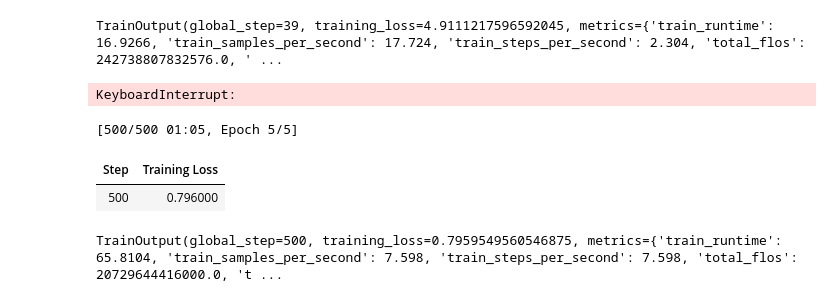
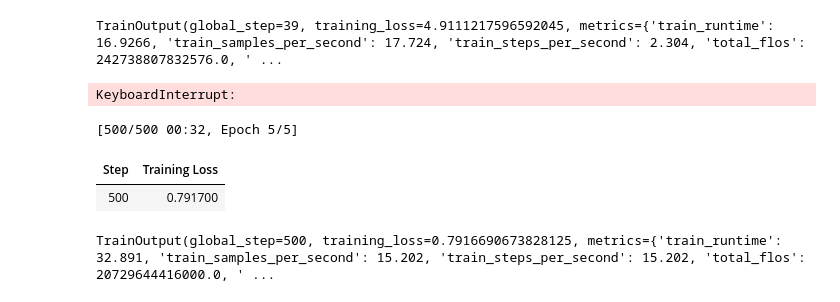
Before and after one commit to KouFukuta/25GE, a Jupyter notebook: FineTuning.ipynb, the cells around one changed output. Drawn from its saved outputs; the diff is of its cells as text; code cells hidden in the pictures.

```diff
--- a/FineTuning.ipynb
+++ b/FineTuning.ipynb
@@ -219,7 +219,7 @@ from transformers import AutoModelForCausalLM, AutoTokenizer
 
 model_name = "cyberagent/open-calm-small"
 model = AutoModelForCausalLM.from_pretrained(model_name,
-                  torch_dtype=torch.bfloat16)
+                  torch_dtype=torch.float32)
 tokenizer = AutoTokenizer.from_pretrained(model_name)
 
 #----------------------------------
@@ -282,36 +282,36 @@ class MyDataset(Dataset):
         return self.features[idx]
 
 train_dataset = MyDataset(datalist, tokenizer)
 
 #------------------------------------------
 #  Trainer �̐ݒ�Ɗw�K�̎��s
 #------------------------------------------
 
 from transformers import Trainer, TrainingArguments
 from transformers import DataCollatorForLanguageModeling
 
 collator = DataCollatorForLanguageModeling(tokenizer, mlm=False)
 
 training_args = TrainingArguments(
     output_dir='./tunedModels/firstModel',
     num_train_epochs=5,
     save_steps=2000,
     per_device_train_batch_size=1
 )
 
 trainer = Trainer(
     model=model,
     data_collator=collator,
     args=training_args,
     train_dataset=train_dataset
 )
 
 trainer.train()
 # %% [output]
-[500/500 01:05, Epoch 5/5]
+[500/500 00:32, Epoch 5/5]
 | Step | Training Loss |
-| 500 | 0.796000 |
+| 500 | 0.791700 |
-TrainOutput(global_step=500, training_loss=0.7959549560546875, metrics={'train_runtime': 65.8104, 'train_samples_per_second': 7.598, 'train_steps_per_second': 7.598, 'total_flos': 20729644416000.0, 't ...
+TrainOutput(global_step=500, training_loss=0.7916690673828125, metrics={'train_runtime': 32.891, 'train_samples_per_second': 15.202, 'train_steps_per_second': 15.202, 'total_flos': 20729644416000.0, ' ...
 # %%
 import torch
 from transformers import AutoModelForCausalLM, AutoTokenizer
```
Also changed, not shown: parts of 2 cells of this notebook, 3 other files.
